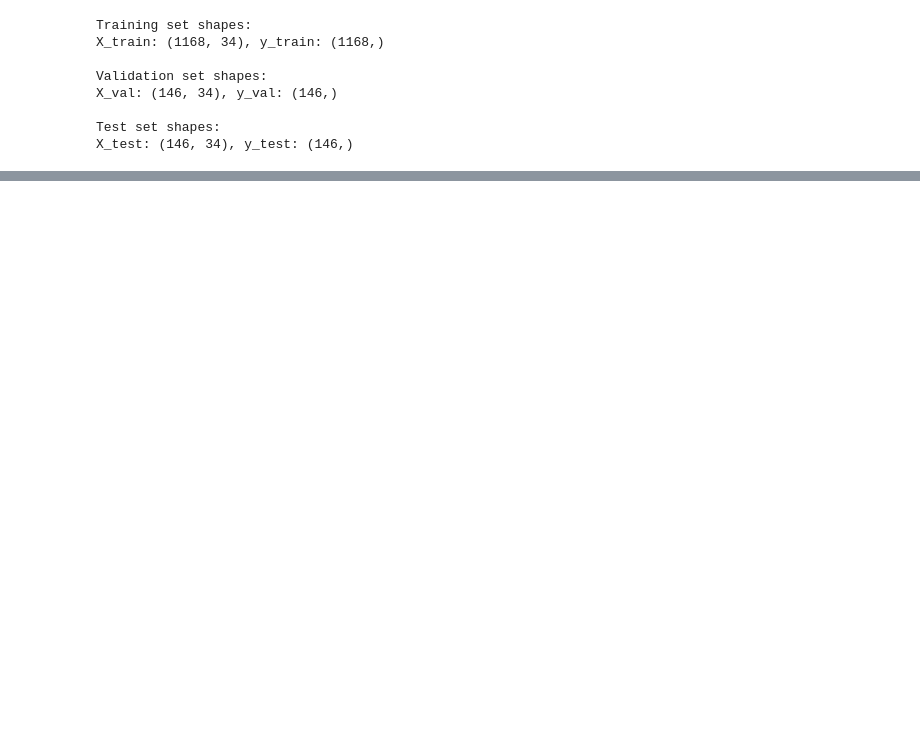
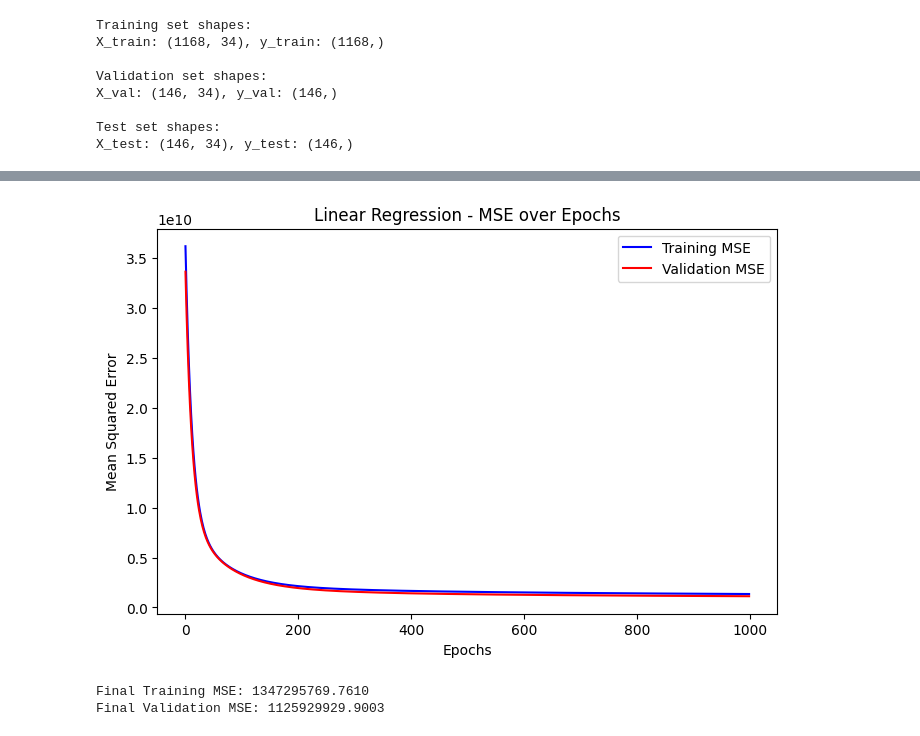
Before and after one commit to Laila4563/House-Prices-Prediction-Project, a Jupyter notebook: pipeline/training_pipeline.ipynb, the cells around one changed output, grey strips where cells are left out. Saved outputs shown, nothing was run; the diff lists cells and outputs as text; code cells hidden in the pictures; blank space fills up the shorter version.

```diff
--- a/pipeline.ipynb
+++ b/pipeline/training_pipeline.ipynb
@@ -768,3 +567,0 @@ Data Splitting
-# %%
-df = read_file('data/feature_engineering/selected_features_data.csv')
-df_selected.info()
@@ -799,3 +568,6 @@ X_val, X_test, y_val, y_test = train_test_split(X_temp, y_temp, test_size=0.5, r
+# %%
+# Split the data
+X_train, X_val, X_test, y_train, y_val, y_test = split_data(df)
 # %%
 # Print the shapes of the resulting datasets
 print("Training set shapes:")
@@ -1235,33 +589,0 @@ Elastic Net Regression
-# %%
-# Define polynomial features
-degree = 2  # Change the degree as needed
-poly = PolynomialFeatures(degree=degree)
-X_train_poly = poly.fit_transform(X_train)
-X_val_poly = poly.transform(X_val)
-X_test_poly = poly.transform(X_test)
-
-# Initialize and train the Elastic Net model
-alpha = 0.2  # Regularization strength
-l1_ratio = 0.5  # Balance between L1 (Lasso) and L2 (Ridge) regularization
-elastic_net = ElasticNet(alpha=alpha, l1_ratio=l1_ratio, random_state=42)
-elastic_net.fit(X_train_poly, y_train)
-
-# Make predictions
-y_train_pred = elastic_net.predict(X_train_poly)
-y_val_pred = elastic_net.predict(X_val_poly)
-y_test_pred = elastic_net.predict(X_test_poly)
-
-# Evaluate the model
-train_r2 = r2_score(y_train, y_train_pred)
-val_r2 = r2_score(y_val, y_val_pred)
-test_r2 = r2_score(y_test, y_test_pred)
-
-train_mae = mean_absolute_error(y_train, y_train_pred)
-val_mae = mean_absolute_error(y_val, y_val_pred)
-test_mae = mean_absolute_error(y_test, y_test_pred)
-
-# Print results
-print("Elastic Net Regression:")
-print(f"Training R² Score: {train_r2:.4f}, MAE: {train_mae:.2f}")
-print(f"Validation R² Score: {val_r2:.4f}, MAE: {val_mae:.2f}")
-print(f"Test R² Score: {test_r2:.4f}, MAE: {test_mae:.2f}")
@@ -1334,0 +590,3 @@ Test R² Score: 0.8873, MAE: 16520.89
+# %%
+# Train and evaluate Linear Regression
+train_linear_regression(X_train, X_val, X_test, y_train, y_val, y_test)
@@ -1334,0 +601,7 @@ Test R² Score: 0.8873, MAE: 16520.89
+# %%
+# Plot Linear Regression with Gradient Descent
+plot_linear_regression(X_train, X_val, y_train, y_val)
+# %% [output]
+[figure, added]
+Final Training MSE: 1347295769.7610
+Final Validation MSE: 1125929929.9003
```
Also changed, not shown: parts of 60 cells of this notebook, 15 other files.
